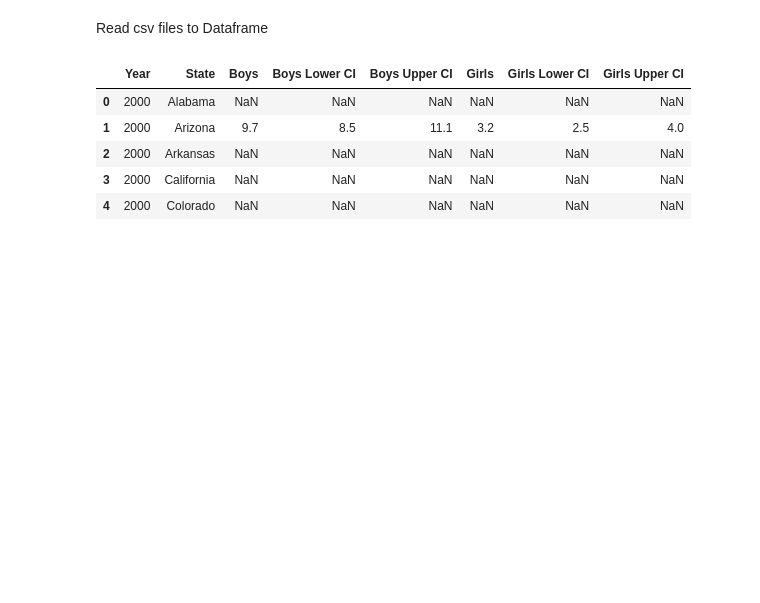
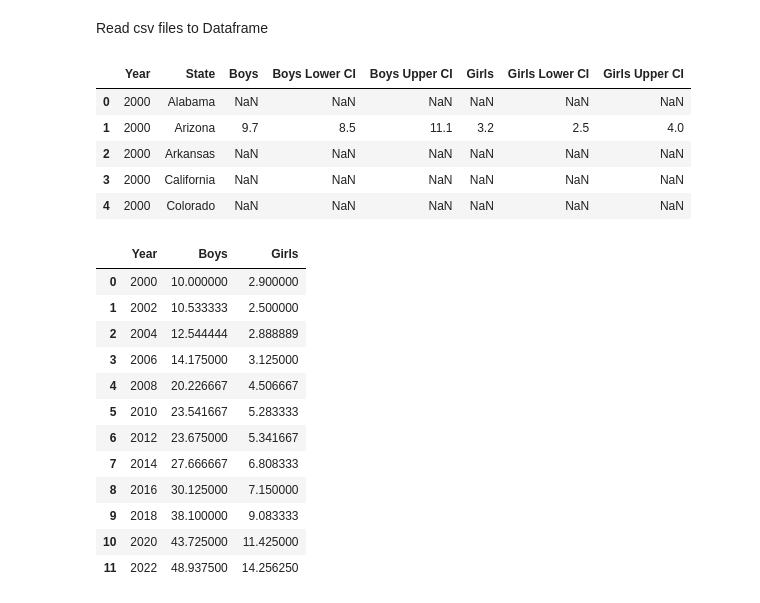
Before and after one commit to janvimehendale/capstone, a Jupyter notebook: notebooks/gender.ipynb, the cells around one changed output. Cells and saved outputs as stored; diff of their text form; code cells hidden in the pictures; blank space fills up the shorter version.

```diff
--- a/notebooks/gender.ipynb
+++ b/notebooks/gender.ipynb
@@ -21,3 +21,20 @@ gender.head()
 | 2 | 2000 | Arkansas | NaN | NaN | NaN | NaN | NaN | NaN |
 | 3 | 2000 | California | NaN | NaN | NaN | NaN | NaN | NaN |
 | 4 | 2000 | Colorado | NaN | NaN | NaN | NaN | NaN | NaN |
+# %%
+gender_year = gender.groupby('Year')[['Boys', 'Girls']].mean().reset_index()
+gender_year
+# %% [output]
+|  | Year | Boys | Girls |
+| 0 | 2000 | 10.000000 | 2.900000 |
+| 1 | 2002 | 10.533333 | 2.500000 |
+| 2 | 2004 | 12.544444 | 2.888889 |
+| 3 | 2006 | 14.175000 | 3.125000 |
+| 4 | 2008 | 20.226667 | 4.506667 |
+| 5 | 2010 | 23.541667 | 5.283333 |
+| 6 | 2012 | 23.675000 | 5.341667 |
+| 7 | 2014 | 27.666667 | 6.808333 |
+| 8 | 2016 | 30.125000 | 7.150000 |
+| 9 | 2018 | 38.100000 | 9.083333 |
+| 10 | 2020 | 43.725000 | 11.425000 |
+| 11 | 2022 | 48.937500 | 14.256250 |
```
Also changed, not shown: parts of 1 cell of this notebook, 7 other files.
